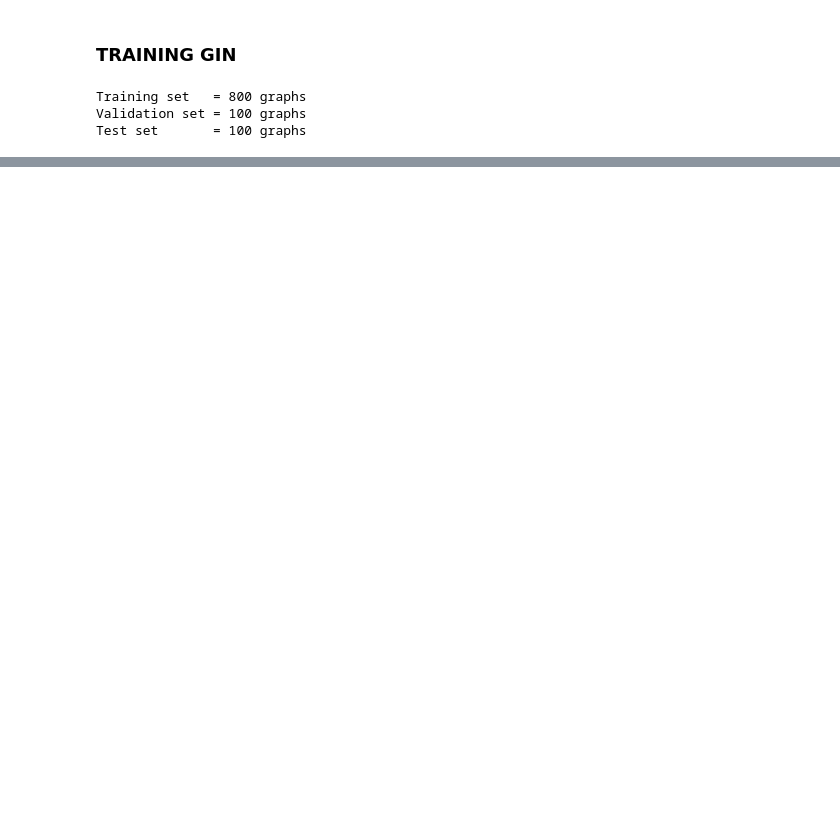
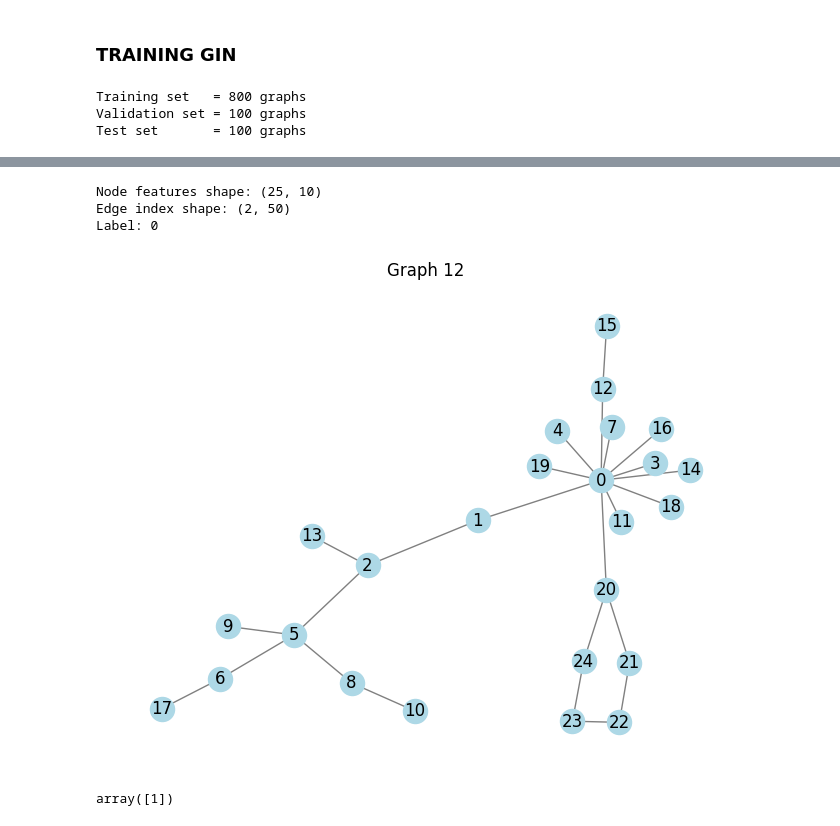
Before and after one commit to giahuy1311/Lore, a Jupyter notebook: training_GIN.ipynb, the cells around one changed output, grey strips where cells are left out. Drawn from its saved outputs; the diff is of its cells as text; code cells hidden in the pictures; blank space fills up the shorter version.

```diff
--- a/training_GIN.ipynb
+++ b/training_GIN.ipynb
@@ -190,0 +661,75 @@ weighted avg       1.00      1.00      1.00       100
+# %%
+import torch
+import networkx as nx
+import matplotlib.pyplot as plt
+from torch_geometric.utils import to_networkx
+
+@torch.no_grad()
+def extract_graph_info(loader):
+    graph_info_array = []
+
+    for batch in loader:
+        edge_index = batch.edge_index
+        ptr = batch.ptr
+        num_graphs = len(ptr) - 1
+
+        for i in range(num_graphs):
+            start, end = ptr[i].item(), ptr[i + 1].item()
+            mask = (batch.batch == i)
+
+            node_features = batch.x[mask].cpu().numpy()
+
+            sub_edge_index = edge_index[:, (edge_index[0] >= start) & (edge_index[0] < end)] - start
+            sub_edge_index = sub_edge_index.cpu().numpy()
+            label = batch.y[i].item()
+
+            graph_info = {
+                "x": node_features,
+                "edge_index": sub_edge_index,
+                "y": label,
+            }
+            graph_info_array.append(graph_info)
+
+    return graph_info_array
+
+graph_info_array = extract_graph_info(test_loader)
+
+graph = graph_info_array[83]
+print("Node features shape:", graph["x"].shape)
+print("Edge index shape:", graph["edge_index"].shape)
+print("Label:", graph["y"])
+
+G = nx.Graph()
+G.add_edges_from(graph["edge_index"].T)
+nx.draw(G, with_labels=True, node_color="lightblue", edge_color="gray")
+plt.title("Graph 12")
+plt.show()
+# %% [output]
+Node features shape: (25, 10)
+Edge index shape: (2, 50)
+Label: 0
+[figure, added]
+# %%
+import torch
+
+@torch.no_grad()
+def predict_graph(model, device, graph_info):
+    model.eval()
+    node_features = torch.tensor(graph_info["x"], dtype=torch.float32, device=device)
+    edge_index = torch.tensor(graph_info["edge_index"], dtype=torch.long, device=device)
+
+    batch = torch.zeros(node_features.shape[0], dtype=torch.long, device=device)
+
+    # Forward qua model
+    output = model(node_features, edge_index, batch, batch_size=1)
+
+    # Lấy nhãn dự đoán
+    predictions = output.argmax(dim=-1)  # Trả về tensor có nhiều giá trị
+    return predictions.numpy().reshape(1)
+
+
+graph = extract_graph_info(test_loader)[88]
+predicted_label = predict_graph(gin, device, graph)
+predicted_label
+# %% [output]
+array([1])
```
Also changed, not shown: parts of 22 cells of this notebook, 18 other files.
